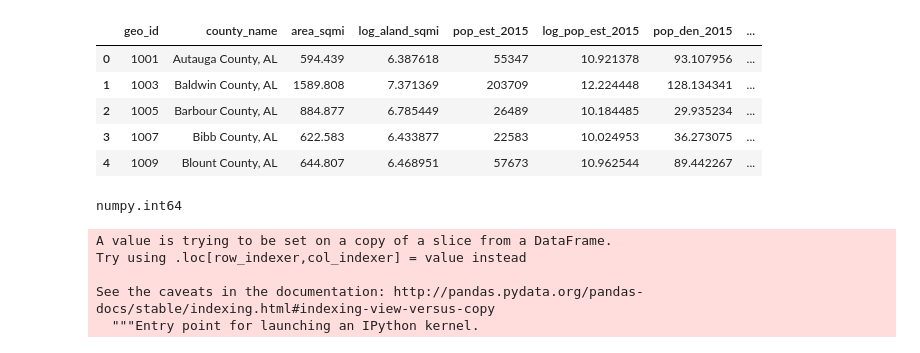
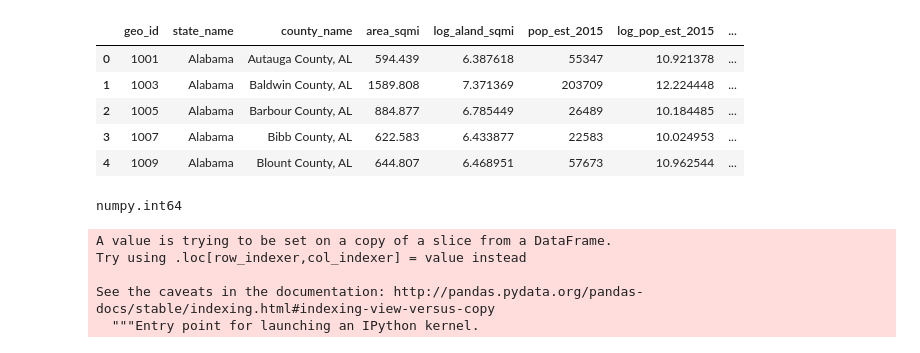
Before and after one commit to arilib/temp, a Jupyter notebook: src/bars and hotels.ipynb, the cells around one changed output. Saved outputs shown, nothing was run; the diff lists cells and outputs as text; code cells hidden in the pictures.

```diff
--- a/src/bars and hotels.ipynb
+++ b/src/bars and hotels.ipynb
@@ -6,15 +6,15 @@ import matplotlib.pyplot as plt
 %matplotlib inline
 # %%
 df_pop = pd.read_csv('../data/2015_pop_and_area.csv')
-df_pop2 = df_pop[['geo_id', 'county_name', 'area_sqmi', 'log_aland_sqmi', 'pop_est_2015', 'log_pop_est_2015', 'pop_den_2015', 'log_pop_den_2015']]
+df_pop2 = df_pop[['geo_id', 'state_name', 'county_name', 'area_sqmi', 'log_aland_sqmi', 'pop_est_2015', 'log_pop_est_2015', 'pop_den_2015', 'log_pop_den_2015']]
 df_pop2.head()
 # %% [output]
-|  | geo_id | county_name | area_sqmi | log_aland_sqmi | pop_est_2015 | log_pop_est_2015 | pop_den_2015 | ... |
-| 0 | 1001 | Autauga County, AL | 594.439 | 6.387618 | 55347 | 10.921378 | 93.107956 | ... |
-| 1 | 1003 | Baldwin County, AL | 1589.808 | 7.371369 | 203709 | 12.224448 | 128.134341 | ... |
-| 2 | 1005 | Barbour County, AL | 884.877 | 6.785449 | 26489 | 10.184485 | 29.935234 | ... |
-| 3 | 1007 | Bibb County, AL | 622.583 | 6.433877 | 22583 | 10.024953 | 36.273075 | ... |
-| 4 | 1009 | Blount County, AL | 644.807 | 6.468951 | 57673 | 10.962544 | 89.442267 | ... |
+|  | geo_id | state_name | county_name | area_sqmi | log_aland_sqmi | pop_est_2015 | log_pop_est_2015 | ... |
+| 0 | 1001 | Alabama | Autauga County, AL | 594.439 | 6.387618 | 55347 | 10.921378 | ... |
+| 1 | 1003 | Alabama | Baldwin County, AL | 1589.808 | 7.371369 | 203709 | 12.224448 | ... |
+| 2 | 1005 | Alabama | Barbour County, AL | 884.877 | 6.785449 | 26489 | 10.184485 | ... |
+| 3 | 1007 | Alabama | Bibb County, AL | 622.583 | 6.433877 | 22583 | 10.024953 | ... |
+| 4 | 1009 | Alabama | Blount County, AL | 644.807 | 6.468951 | 57673 | 10.962544 | ... |
 # %%
 type(df_pop2['geo_id'][0])
 # %% [output]
```
Also changed, not shown: 4 other files.
